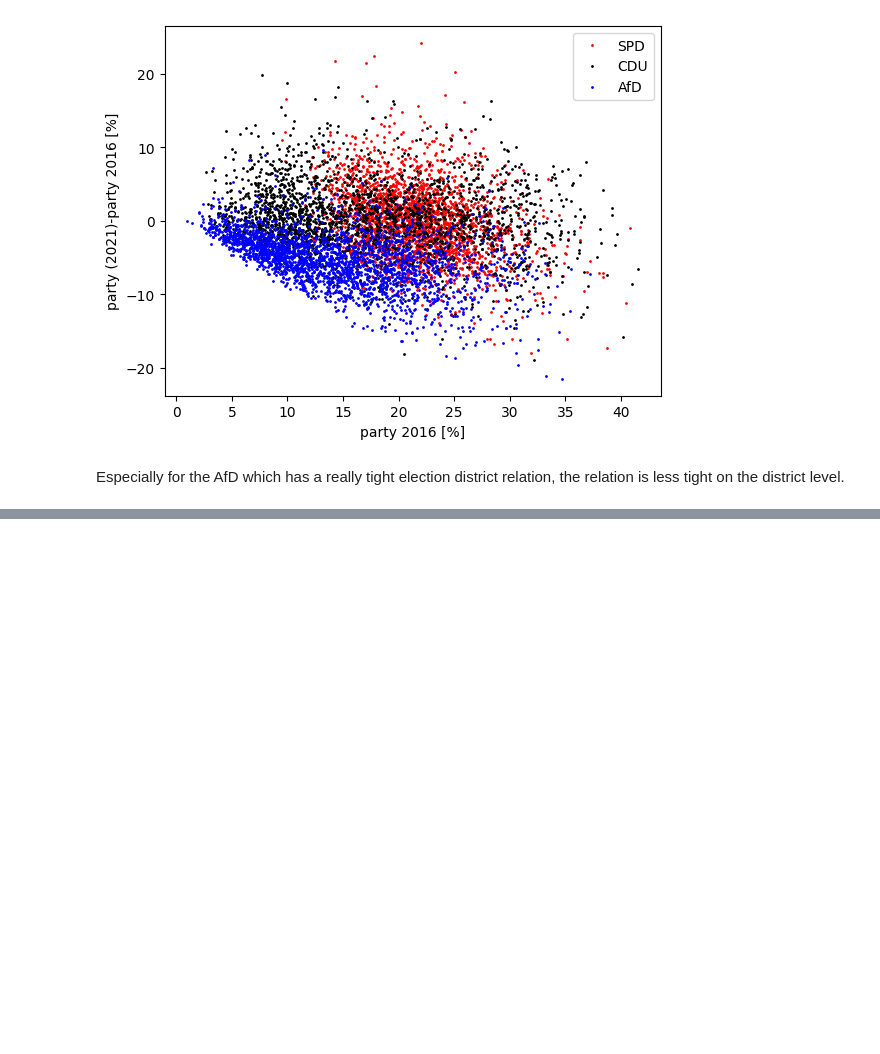
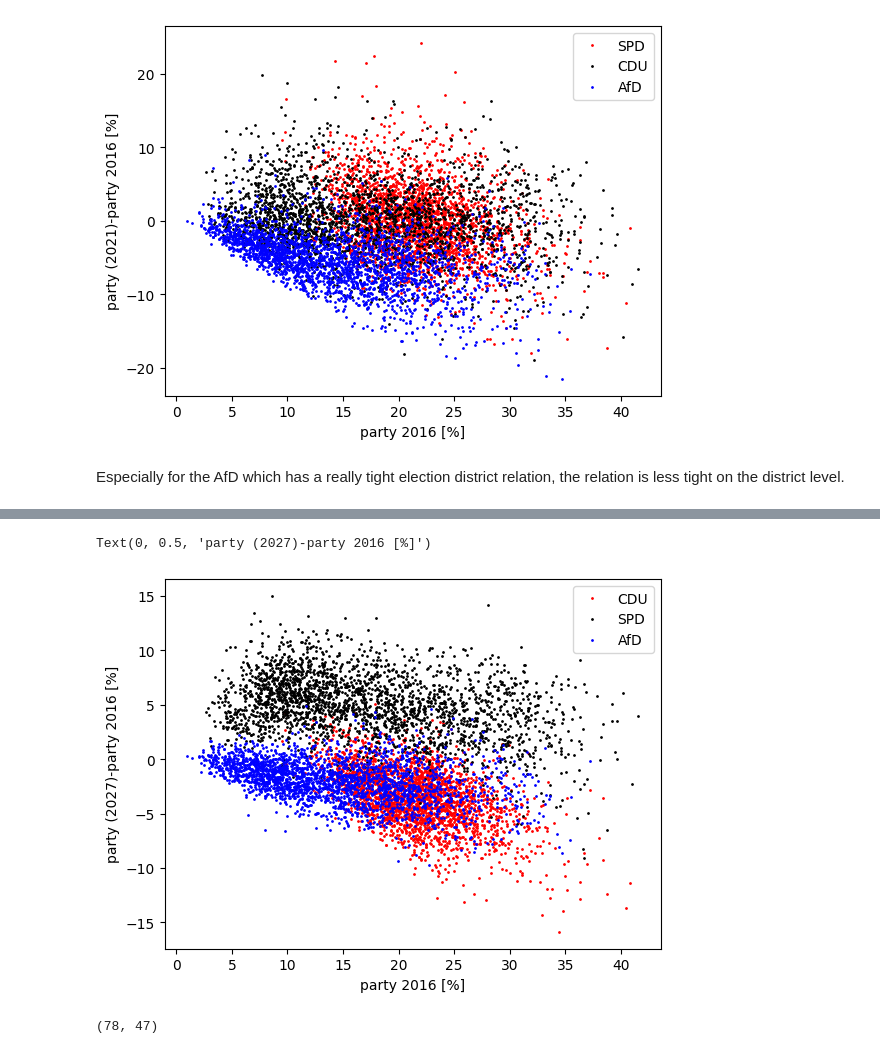
Before and after one commit to tkfritz/Berlin-election, a Jupyter notebook: Berlin-election/election21_predict_v1.ipynb, the cells around one changed output, grey strips where cells are left out. Cells and saved outputs as stored; diff of their text form; code cells hidden in the pictures; blank space fills up the shorter version.

```diff
--- a/Berlin-election/election21_predict_v1.ipynb
+++ b/Berlin-election/election21_predict_v1.ipynb
@@ -447,18 +482,19 @@ Text(0, 0.5, 'eligible Voters 2021/eligible Voters 2016')
 # %% [markdown]
 Looks better most are rather close 1, some a little off. 78 are clearly not enough for a good analysis and prediction. Spatial information on the districts is needed.
 # %%
-def get_percentages(dataframe):
-    dataframe['spd_%_16']=dataframe.SPD_x/dataframe['Gültige Stimmen_x']*100
-    dataframe['spd_%_21']=dataframe.SPD_y/dataframe['Gültige Stimmen_y']*100
-    dataframe['cdu_%_16']=dataframe.CDU_x/dataframe['Gültige Stimmen_x']*100
-    dataframe['cdu_%_21']=dataframe.CDU_y/dataframe['Gültige Stimmen_y']*100
-    dataframe['fdp_%_16']=dataframe.FDP_x/dataframe['Gültige Stimmen_x']*100
-    dataframe['fdp_%_21']=dataframe.FDP_y/dataframe['Gültige Stimmen_y']*100
-    dataframe['afd_%_16']=dataframe.AfD_x/dataframe['Gültige Stimmen_x']*100
-    dataframe['afd_%_21']=dataframe.AfD_y/dataframe['Gültige Stimmen_y']*100
-    dataframe['greens_%_16']=dataframe['GRÜNE_x']/dataframe['Gültige Stimmen_x']*100
-    dataframe['greens_%_21']=dataframe['GRÜNE_y']/dataframe['Gültige Stimmen_y']*100
-    dataframe['lefts_%_16']=dataframe['DIE LINKE_x']/dataframe['Gültige Stimmen_x']*100
-    dataframe['lefts_%_21']=dataframe['DIE LINKE_y']/dataframe['Gültige Stimmen_y']*100
+#paarmeters> data frame, year fo x in dataset, year of y in data set
+def get_percentages(dataframe,yearx,yeary):
+    dataframe['spd_%_'+str(yearx)]=dataframe.SPD_x/dataframe['Gültige Stimmen_x']*100
+    dataframe['spd_%_'+str(yeary)]=dataframe.SPD_y/dataframe['Gültige Stimmen_y']*100
+    dataframe['cdu_%_'+str(yearx)]=dataframe.CDU_x/dataframe['Gültige Stimmen_x']*100
+    dataframe['cdu_%_'+str(yeary)]=dataframe.CDU_y/dataframe['Gültige Stimmen_y']*100
+    dataframe['fdp_%_'+str(yearx)]=dataframe.FDP_x/dataframe['Gültige Stimmen_x']*100
+    dataframe['fdp_%_'+str(yeary)]=dataframe.FDP_y/dataframe['Gültige Stimmen_y']*100
+    dataframe['afd_%_'+str(yearx)]=dataframe.AfD_x/dataframe['Gültige Stimmen_x']*100
+    dataframe['afd_%_'+str(yeary)]=dataframe.AfD_y/dataframe['Gültige Stimmen_y']*100
+    dataframe['greens_%_'+str(yearx)]=dataframe['GRÜNE_x']/dataframe['Gültige Stimmen_x']*100
+    dataframe['greens_%_'+str(yeary)]=dataframe['GRÜNE_y']/dataframe['Gültige Stimmen_y']*100
+    dataframe['lefts_%_'+str(yearx)]=dataframe['DIE LINKE_x']/dataframe['Gültige Stimmen_x']*100
+    dataframe['lefts_%_'+str(yeary)]=dataframe['DIE LINKE_y']/dataframe['Gültige Stimmen_y']*100
     return dataframe
 # %%
@@ -514,0 +575,5 @@ Especially for the AfD which has a really tight election district relation, the
+# %%
+combined1617=elec16_vote2.merge(bw17_vote2,how='inner',left_on='Adresse',right_on='Adresse')
+print(combined1617.shape)
+print(elec16_vote2.shape)
+print(bw17_vote2.shape)
@@ -514,0 +611,2 @@ Especially for the AfD which has a really tight election district relation, the
+# %%
+combined1617=get_percentages(combined1617,16,17)
@@ -514,0 +744,10 @@ Especially for the AfD which has a really tight election district relation, the
+# %%
+plt.plot(combined1617['spd_%_16'],combined1617['spd_%_17']-combined1617['spd_%_16'],'o',ms=1,color='red',label='CDU')
+plt.plot(combined1617['cdu_%_16'],combined1617['cdu_%_17']-combined1617['cdu_%_16'],'o',ms=1,color='black',label='SPD')
+plt.plot(combined1617['afd_%_16'],combined1617['afd_%_17']-combined1617['afd_%_16'],'o',ms=1,color='blue',label='AfD')
+plt.legend(loc="best")
+plt.xlabel("party 2016 [%]")
+plt.ylabel("party (2027)-party 2016 [%]")
+# %% [output]
+Text(0, 0.5, 'party (2027)-party 2016 [%]')
+[figure, added]
@@ -514,0 +756,4 @@ Especially for the AfD which has a really tight election district relation, the
+# %%
+print(elec_district17.shape)
+# %% [output]
+(78, 47)
```
Also changed, not shown: parts of 32 cells of this notebook.
